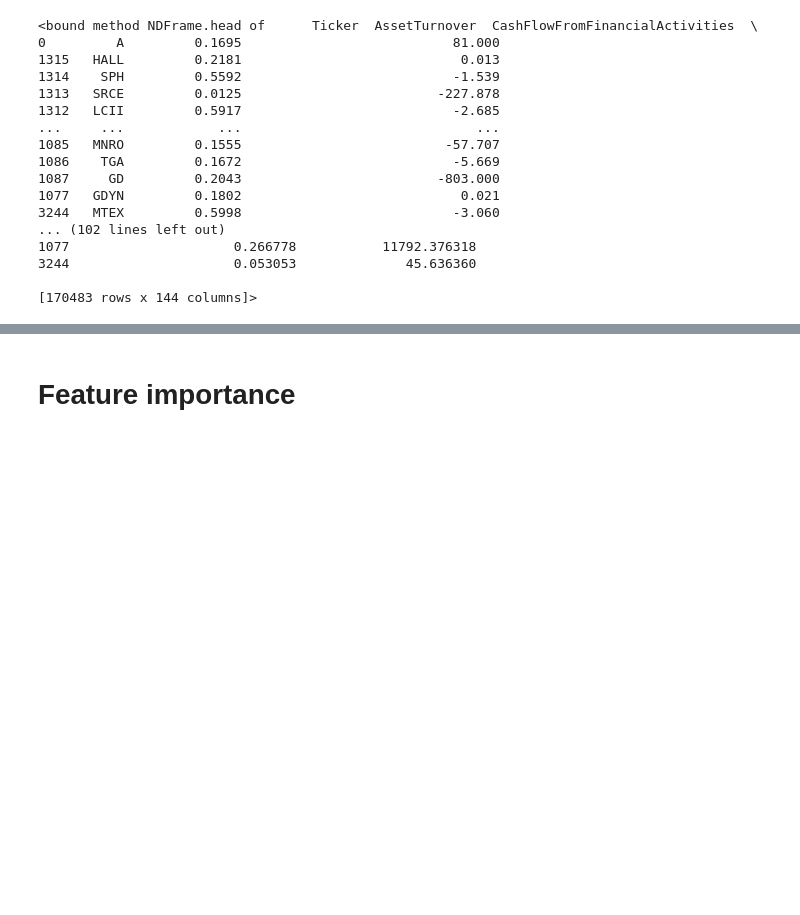
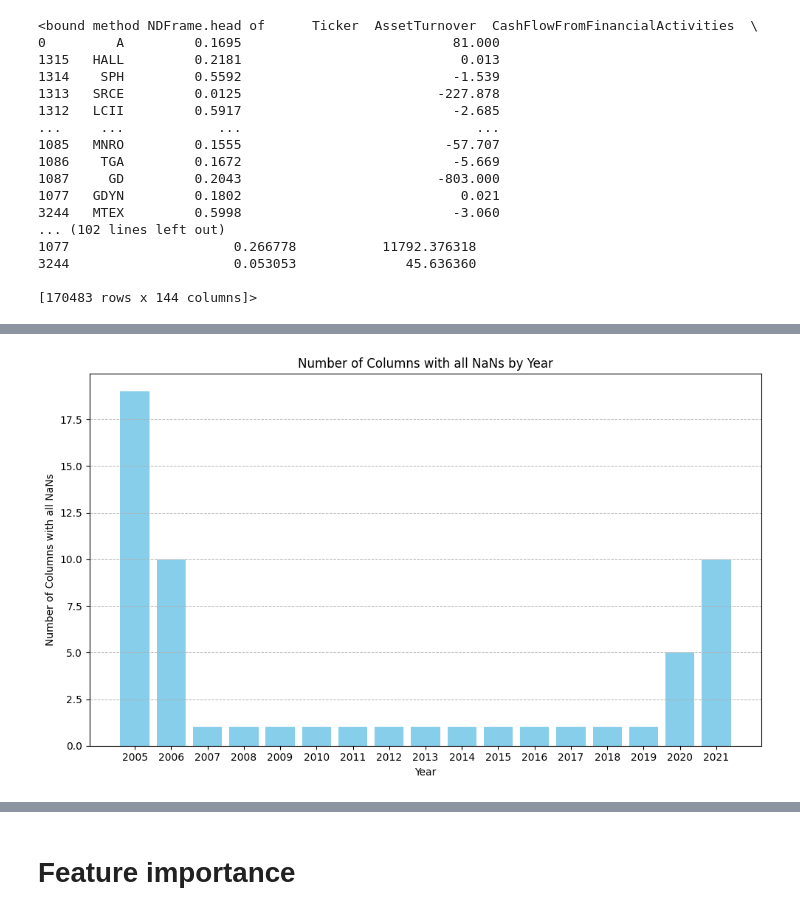
Before and after one commit to adrianibeas/zrive-ds, a Jupyter notebook: src/module_5/module5.ipynb_/module5.ipynb, the cells around one changed output, grey strips where cells are left out. Drawn from its saved outputs; the diff is of its cells as text; code cells hidden in the pictures; blank space fills up the shorter version.

```diff
--- a/src/module_5/module5.ipynb_/module5.ipynb
+++ b/src/module_5/module5.ipynb_/module5.ipynb
@@ -738,0 +753,18 @@ imputed_data_set_by_date.head
+# %%
+# Vamos a revisar si hay años con columnas con todos los valores como NaN
+
+# Primero agregamos la columna 'year' al DataFrame original
+data_set['year'] = pd.to_datetime(data_set['execution_date']).dt.year
+
+# Agrupamos por año
+grouped_by_year = data_set.groupby('year')
+
+# Creamos un diccionario para almacenar la información de las columnas con todos NaN por año
+columns_all_nan_by_year = {}
+
+# Iteramos sobre cada grupo y verificamos si alguna columna tiene todos sus valores como NaN
+for year, group in grouped_by_year:
+    columns_all_nan = group.isnull().all()  # Esto devuelve una Serie con True si todos son NaN en la columna
+    columns_all_nan_by_year[year] = columns_all_nan[columns_all_nan].index.tolist()  # Almacenamos solo las columnas con todos NaN
+
+columns_all_nan_by_year
@@ -739,3 +789,35 @@ imputed_data_set_by_date.head
+# %%
+# Añadir la columna 'year'
+data_set['year'] = pd.to_datetime(data_set['execution_date']).dt.year
+
+# Agrupar por año
+grouped_by_year = data_set.groupby('year')
+
+# Crear un diccionario para almacenar la información de las columnas con todos NaN por año
+columns_all_nan_by_year = {}
+
+# Iterar sobre cada grupo y verificar si alguna columna tiene todos sus valores como NaN
+for year, group in grouped_by_year:
+    columns_all_nan = group.isnull().all()  # Esto devuelve una Serie con True si todos son NaN en la columna
+    columns_all_nan_by_year[year] = columns_all_nan[columns_all_nan].index.tolist()  # Almacenamos solo las columnas con todos NaN
+
+# Hacer recuento de las columnas con todos NaN por año
+nan_count_by_year = {year: len(columns) for year, columns in columns_all_nan_by_year.items()}
+
+# Let's try plotting again ensuring that the plot is correctly configured
+
+# Plotting the number of columns with all NaNs for each year
+plt.figure(figsize=(10, 6))
+plt.bar(nan_count_by_year.keys(), nan_count_by_year.values(), color='skyblue')
+plt.xlabel('Year')
+plt.ylabel('Number of Columns with all NaNs')
+plt.title('Number of Columns with all NaNs by Year')
+plt.xticks(list(nan_count_by_year.keys()))  # Ensure that x-ticks represent all years
+plt.grid(axis='y', linestyle='--', linewidth=0.7)
+plt.tight_layout()  # Adjust the plot to ensure everything fits without overlapping
+plt.show()
+# %% [output]
+[figure, added]
 # %%
 
 # Asumimos que la función impute_missing_values ya está definida como se ve en la imagen
```
Also changed, not shown: parts of 17 cells of this notebook.
